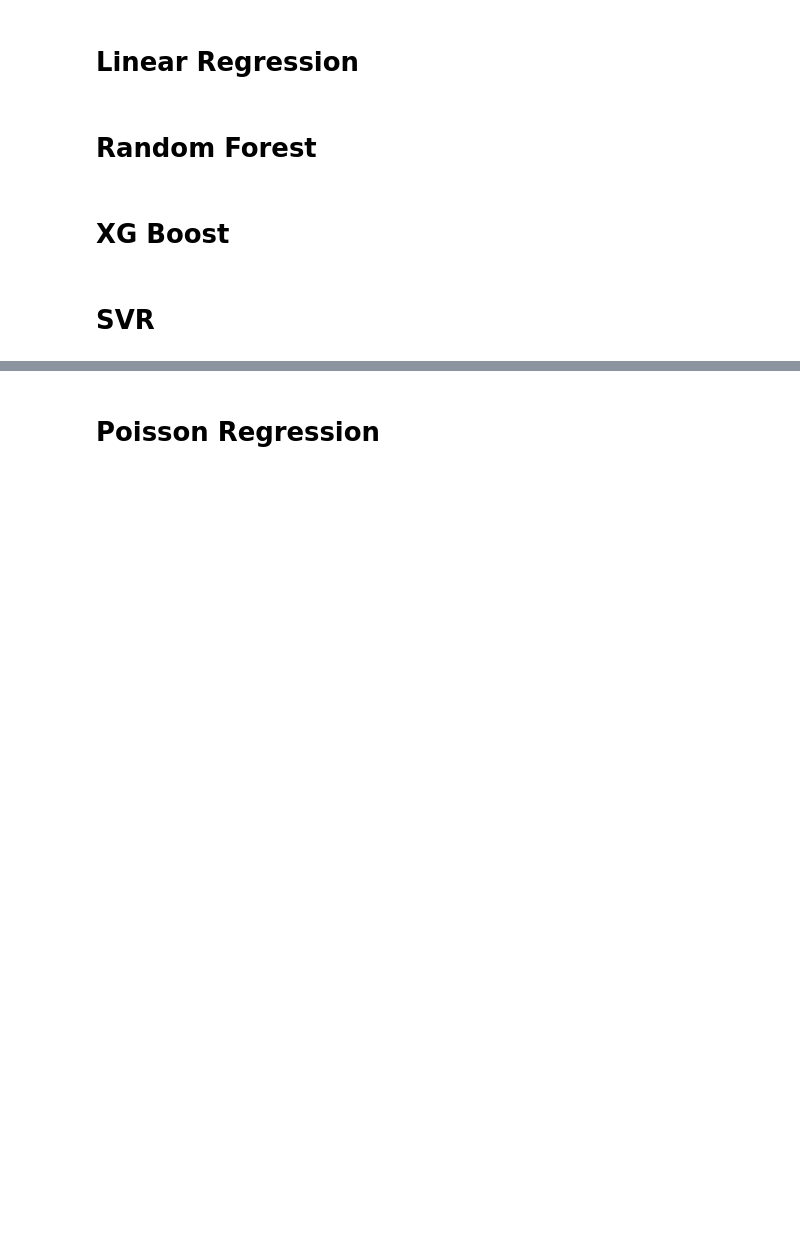
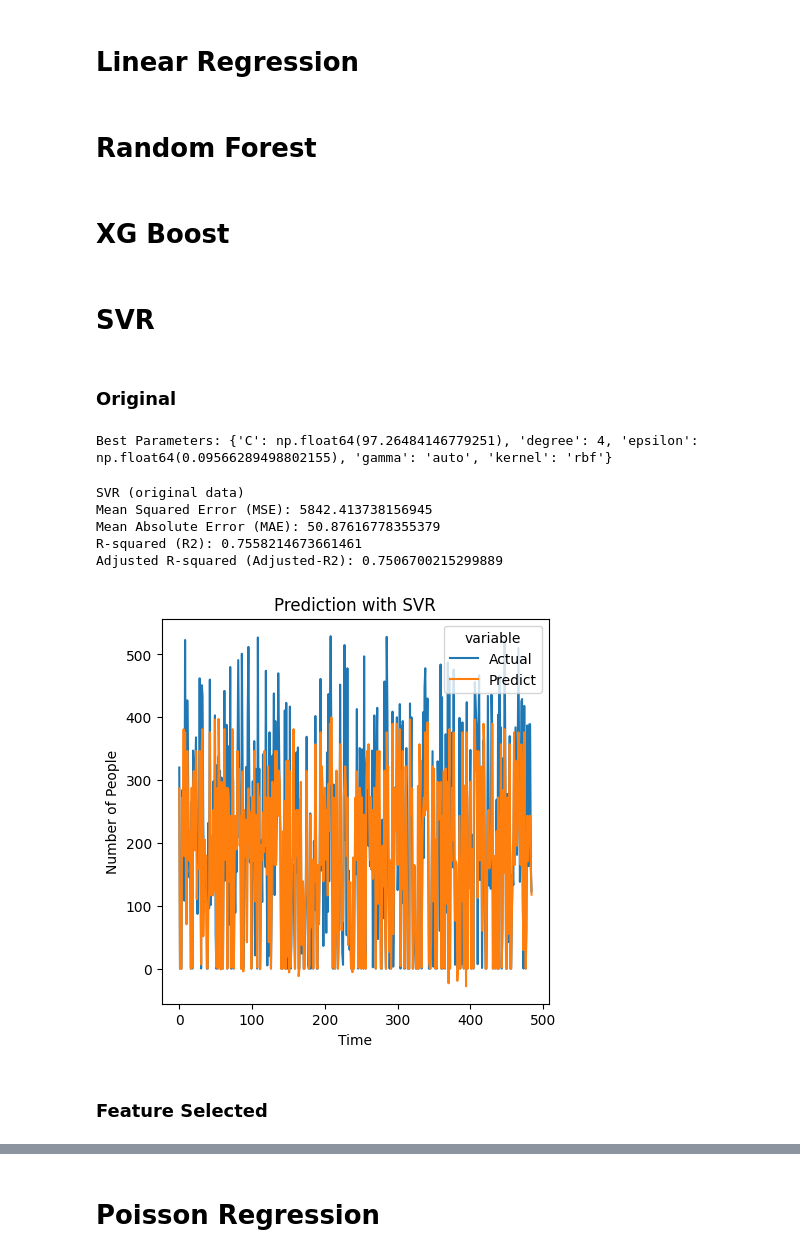
Before and after one commit to mingming2-alya/Business-Analyzing-with-ACLO, a Jupyter notebook: ACLO/ACLO.ipynb, the cells around one changed output, grey strips where cells are left out. Cells and saved outputs as stored; diff of their text form; code cells hidden in the pictures; blank space fills up the shorter version.

Commit message:
model prediction done

```diff
--- a/ACLO/ACLO.ipynb
+++ b/ACLO/ACLO.ipynb
@@ -2092,3 +2065,5 @@ ValueError: multi_class must be in ('ovo', 'ovr')
 # XG Boost
 # %% [markdown]
 # SVR
+# %% [markdown]
+### Original
@@ -2094,0 +2074,56 @@ ValueError: multi_class must be in ('ovo', 'ovr')
+# %%
+# Create and train the SVR model
+param_distributions = {
+    'C': uniform(1, 100),
+    'epsilon': uniform(0.01, 0.2),
+    'kernel': ['rbf', 'linear', 'poly'],
+    'gamma': ['scale', 'auto'],
+    'degree': randint(2, 5) #integer values between 2 and 4. Only used with poly kernel.
+}
+
+# Perform grid search
+random_search = RandomizedSearchCV(
+    SVR(),
+    param_distributions,
+    n_iter=100,  # Number of parameter combinations to try
+    cv=5,  # Cross-validation folds
+    scoring='neg_mean_squared_error',
+    random_state=42,
+    n_jobs=-1 #use all available cores.
+)
+
+random_search.fit(X_train, y_train)
+
+# Print the best parameters
+print("Best Parameters:", random_search.best_params_)
+# %% [output]
+Best Parameters: {'C': np.float64(97.26484146779251), 'degree': 4, 'epsilon': np.float64(0.09566289498802155), 'gamma': 'auto', 'kernel': 'rbf'}
+# %%
+# Use the best model
+svrModel = random_search.best_estimator_
+svrModel.fit(X_train, y_train)
+
+# Predictions
+predictSVR = svrModel.predict(X_test)
+print_model_score('SVR (original data)', y_test, predictSVR, 10)
+# %% [output]
+SVR (original data)
+Mean Squared Error (MSE): 5842.413738156945
+Mean Absolute Error (MAE): 50.87616778355379
+R-squared (R2): 0.7558214673661461
+Adjusted R-squared (Adjusted-R2): 0.7506700215299889
+# %%
+prediction = pd.DataFrame({'Index': range(len(y_test)), 'Actual': y_test, 'Predict': predictSVR})
+
+#plot
+plt.figure(figsize=(5, 5))
+plot = sns.lineplot(x='Index', y='value', hue='variable', data=pd.melt(prediction, ['Index']))
+plot.set_xlabel("Time")
+plot.set_ylabel("Number of People")
+plot.set_title("Prediction with SVR")
+
+plt.show()
+# %% [output]
+[figure, added]
+# %% [markdown]
+### Feature Selected
```
Also changed, not shown: parts of 39 cells of this notebook.
